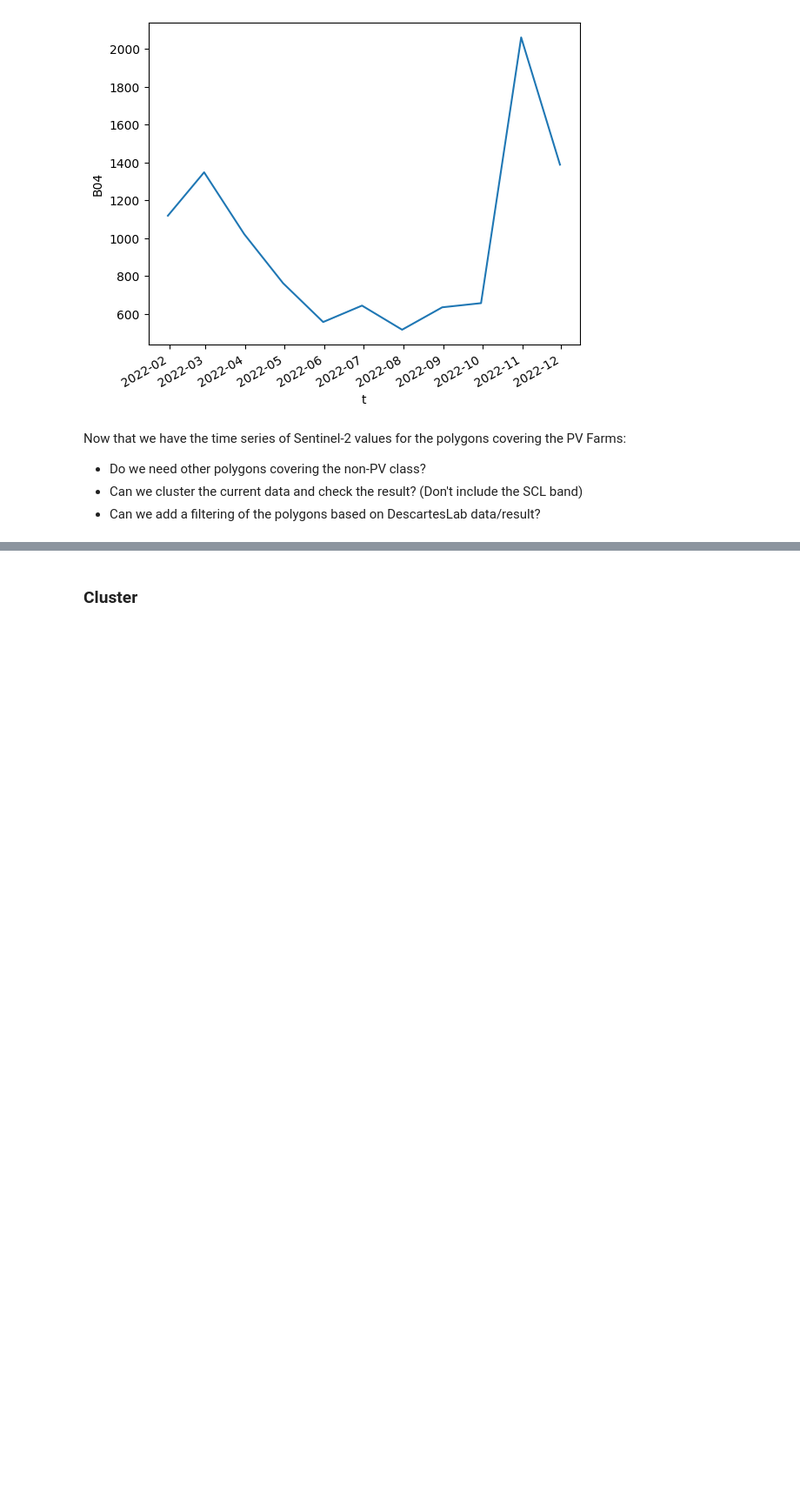
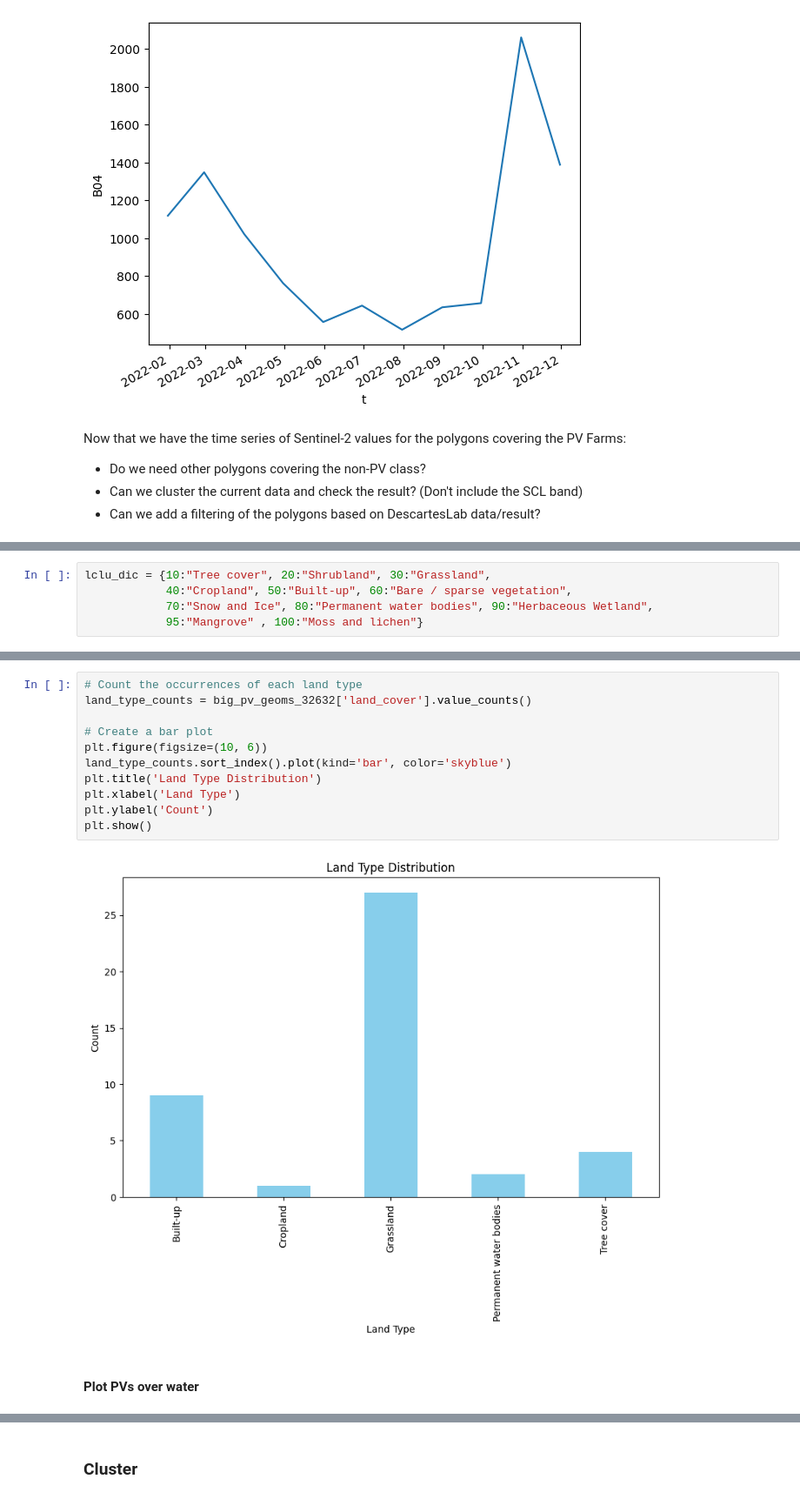
Before and after one commit to clausmichele/openEO_photovoltaic, a Jupyter notebook: openEO_data_retrieval.ipynb, the cells around one changed output, grey strips where cells are left out. Shown at 87% size. Cells and saved outputs as stored; diff of their text form; blank space fills up the shorter version.

```diff
--- a/openEO_data_retrieval.ipynb
+++ b/openEO_data_retrieval.ipynb
@@ -99,0 +148,5 @@ Now that we have the time series of Sentinel-2 values for the polygons covering
+# %%
+lclu_dic = {10:"Tree cover", 20:"Shrubland", 30:"Grassland",
+            40:"Cropland", 50:"Built-up", 60:"Bare / sparse vegetation",
+            70:"Snow and Ice", 80:"Permanent water bodies", 90:"Herbaceous Wetland",
+            95:"Mangrove" , 100:"Moss and lichen"}
@@ -99,0 +186,15 @@ Now that we have the time series of Sentinel-2 values for the polygons covering
+# %%
+# Count the occurrences of each land type
+land_type_counts = big_pv_geoms_32632['land_cover'].value_counts()
+
+# Create a bar plot
+plt.figure(figsize=(10, 6))
+land_type_counts.sort_index().plot(kind='bar', color='skyblue')
+plt.title('Land Type Distribution')
+plt.xlabel('Land Type')
+plt.ylabel('Count')
+plt.show()
+# %% [output]
+[figure, added]
+# %% [markdown]
+#### Plot PVs over water
```
Also changed, not shown: parts of 20 cells of this notebook, 43 other files.
